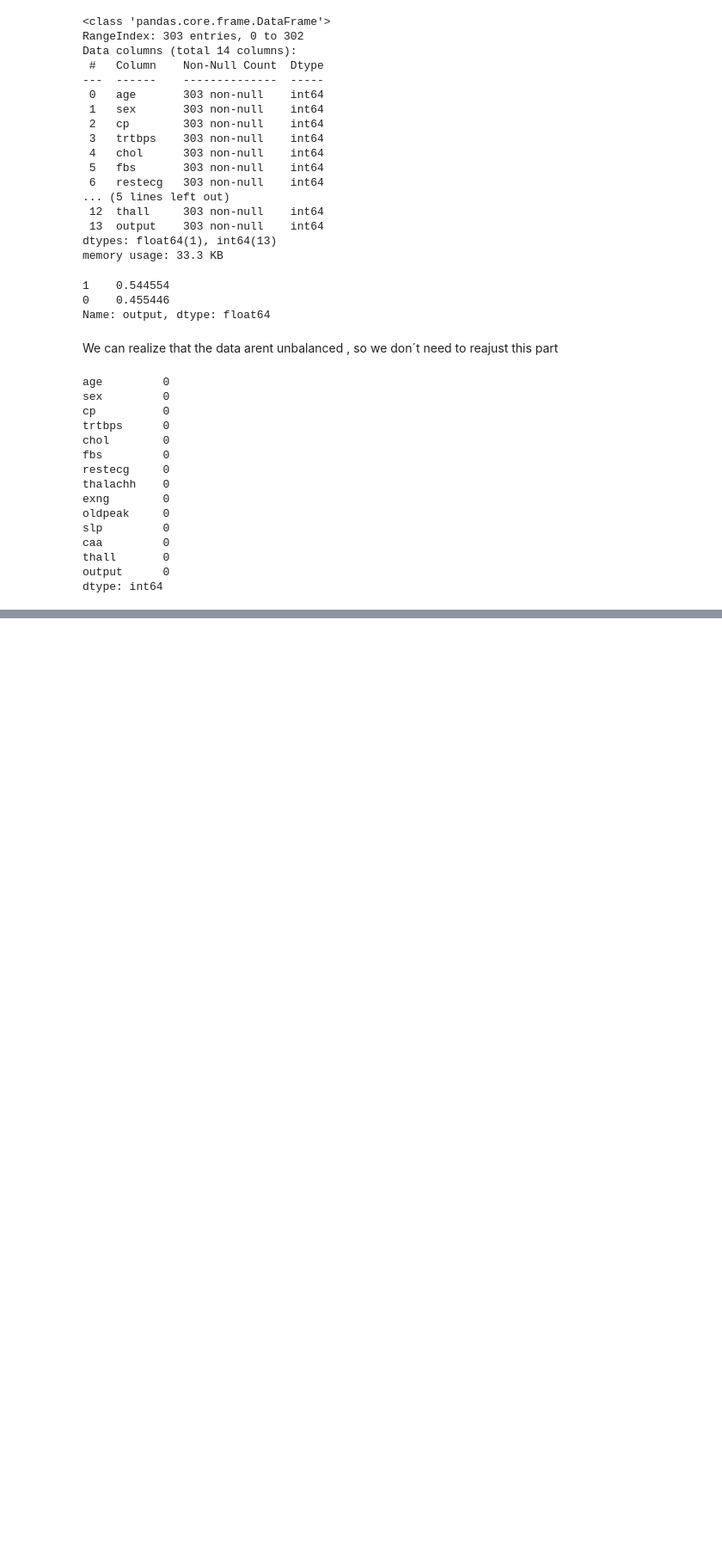
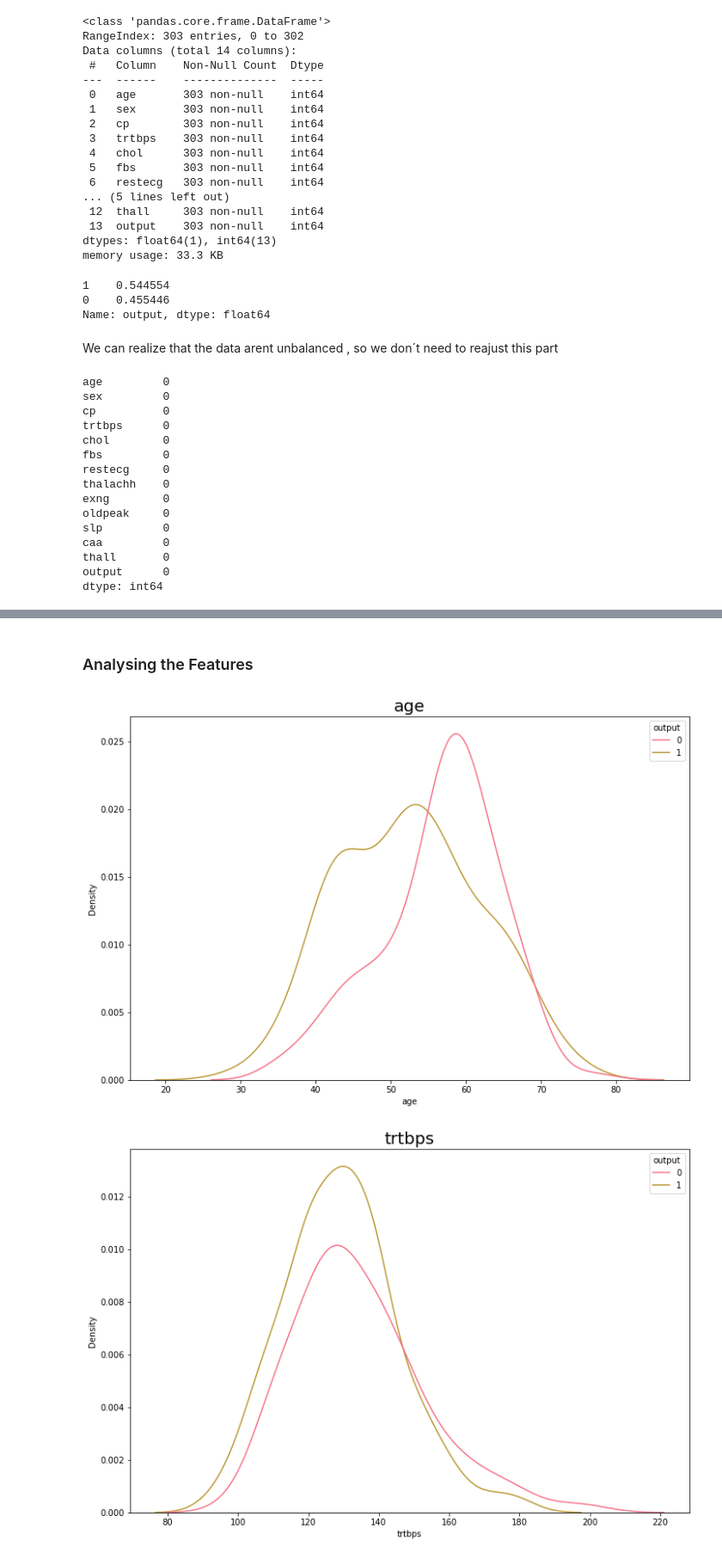
Before and after one commit to brondevitor/Kaggle, a Jupyter notebook: HeartAttack.ipynb, the cells around one changed output, grey strips where cells are left out. Shown: that part at 86% size. Saved outputs shown, nothing was run; the diff lists cells and outputs as text; code cells hidden in the pictures; blank space fills up the shorter version.

```diff
--- a/HeartAttack.ipynb
+++ b/HeartAttack.ipynb
@@ -158,0 +135,2 @@ for i in categorical_col:
+# %% [markdown]
+### Analysing the Features
@@ -158,0 +141,10 @@ for i in categorical_col:
+# %%
+# Analasing all the Numeric Features
+
+for i in numeric_col:
+    plt.figure(figsize=(12,8))
+    sns.kdeplot(i,hue='output',data=df_heart)
+    plt.title(i,size=20)
+# %% [output]
+[figure, added]
+[figure, added]
```
Also changed, not shown: parts of 12 cells of this notebook.
